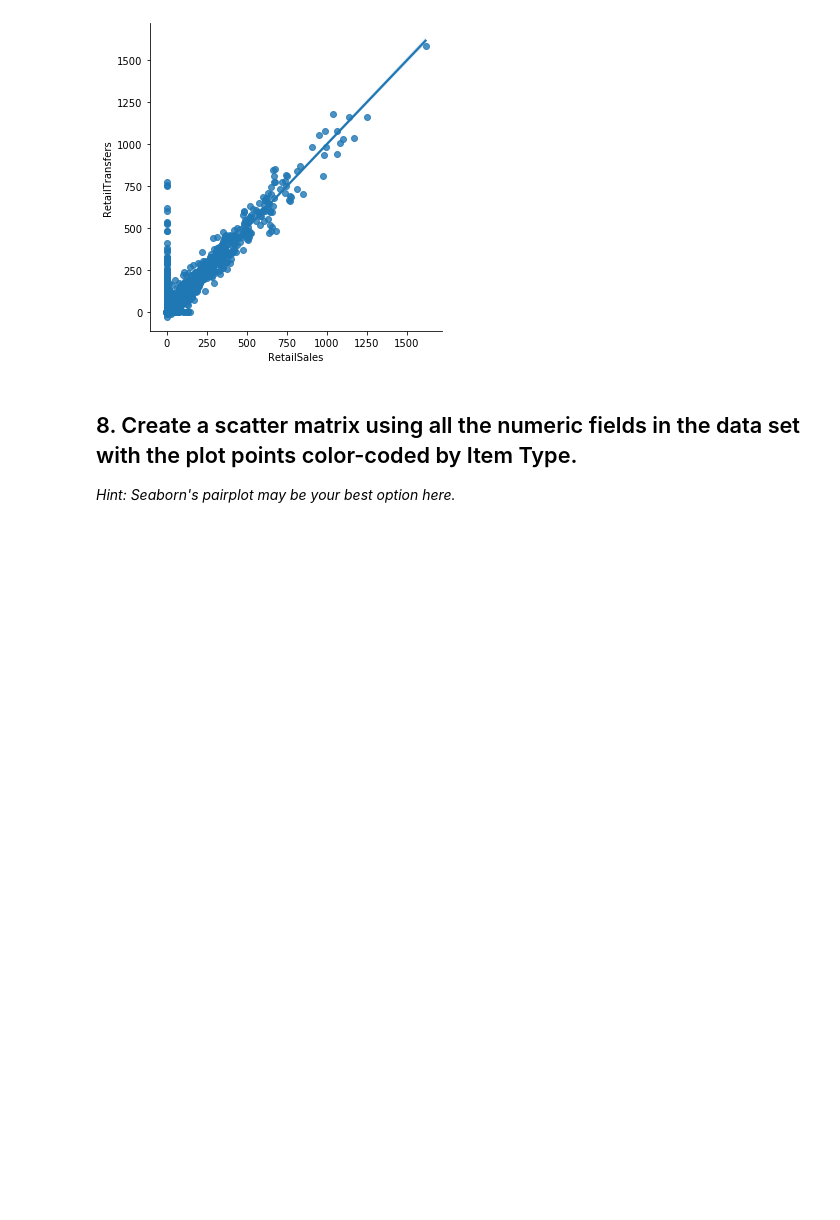
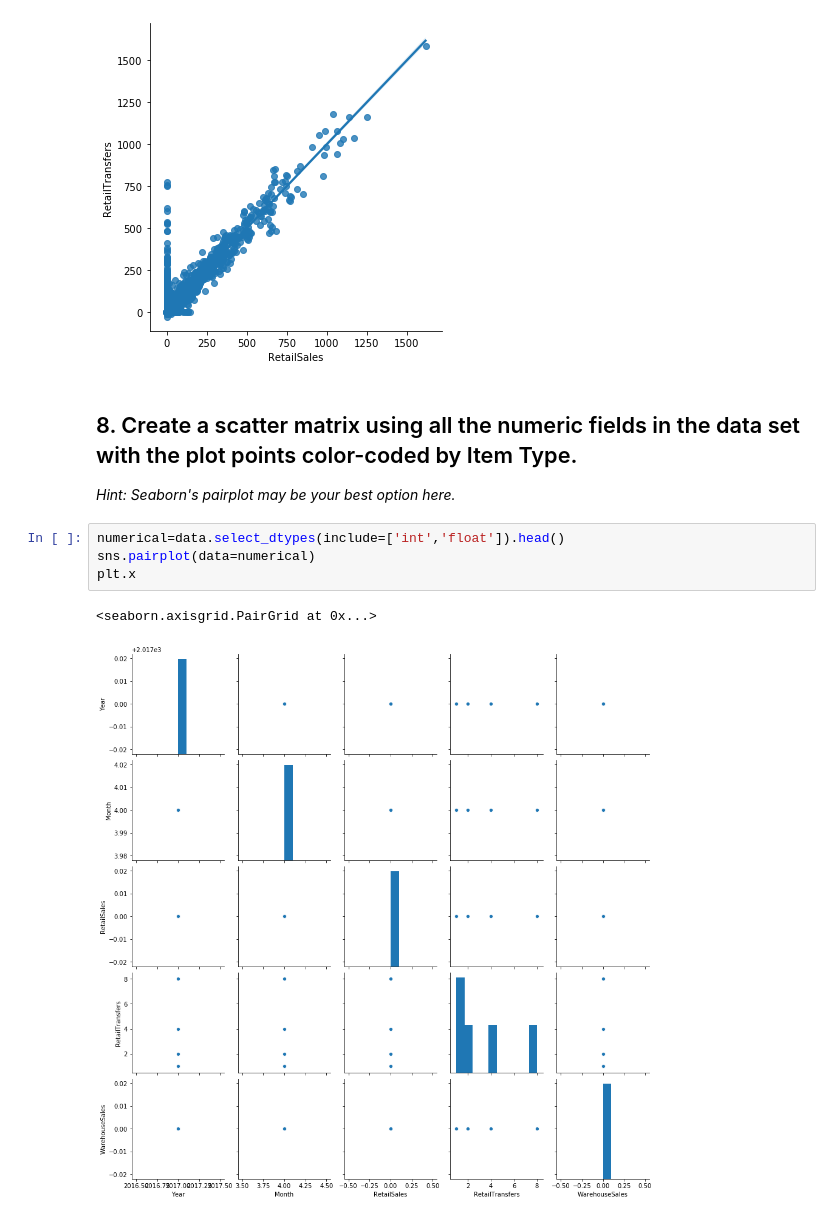
Before and after one commit to silviaherf/datamad0820, a Jupyter notebook: module-2/lab-plotting-multiple-data-series/your-code/main.ipynb, the cells around one changed output. Cells and saved outputs as stored; diff of their text form; blank space fills up the shorter version.

```diff
--- a/module-2/lab-plotting-multiple-data-series/your-code/main.ipynb
+++ b/module-2/lab-plotting-multiple-data-series/your-code/main.ipynb
@@ -134,3 +140,10 @@ sns.lmplot(x='RetailSales',y='RetailTransfers',data=data)
 ## 8. Create a scatter matrix using all the numeric fields in the data set with the plot points color-coded by Item Type.
 
 *Hint: Seaborn's pairplot may be your best option here.*
+# %%
+numerical=data.select_dtypes(include=['int','float']).head()
+sns.pairplot(data=numerical)
+plt.x
+# %% [output]
+<seaborn.axisgrid.PairGrid at 0x...>
+[figure, added]
```
Also changed, not shown: parts of 6 cells of this notebook.
